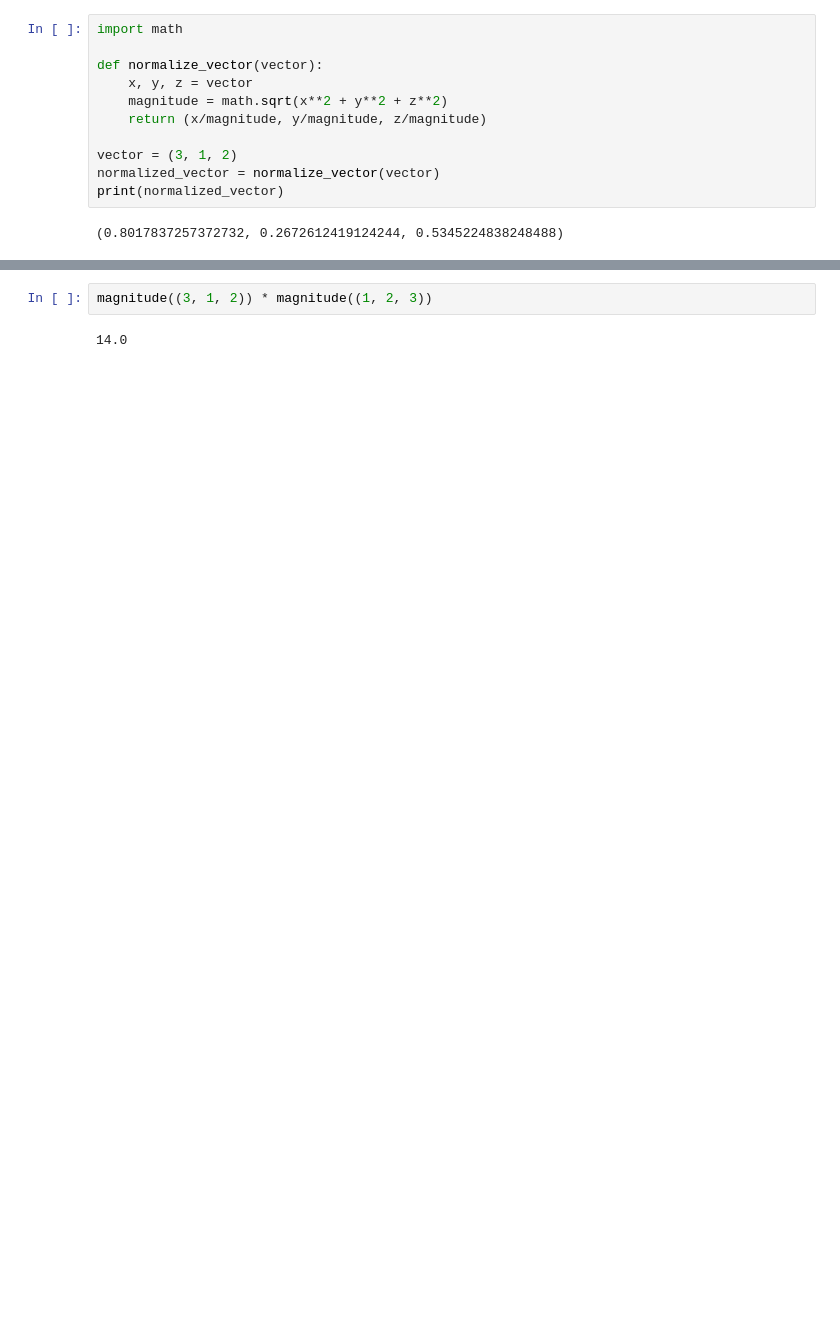
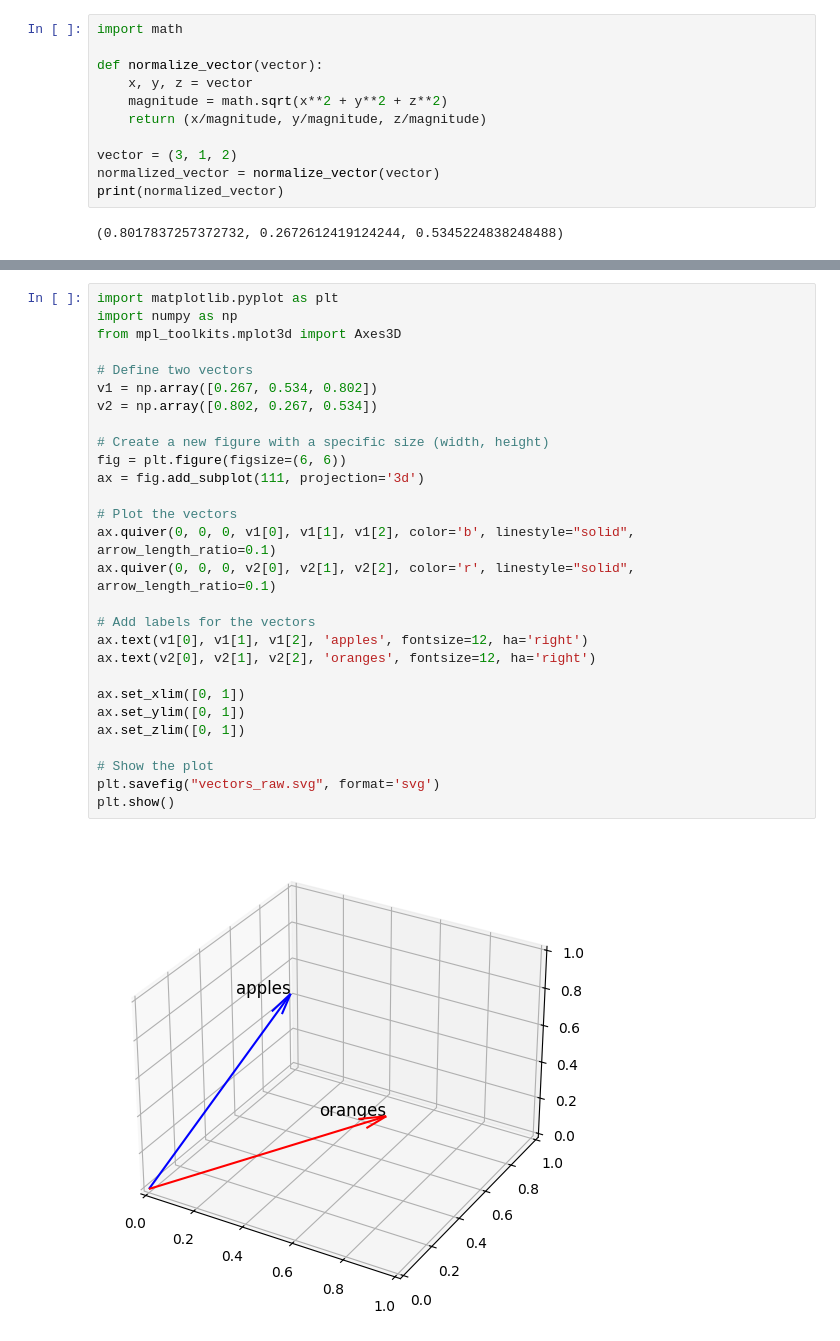
Before and after one commit to pamelafox/my-py-talks, a Jupyter notebook: pgvector-python/vector_graphs.ipynb, the cells around one changed output, grey strips where cells are left out. Drawn from its saved outputs; the diff is of its cells as text; blank space fills up the shorter version.

```diff
--- a/pgvector-python/vector_graphs.ipynb
+++ b/pgvector-python/vector_graphs.ipynb
@@ -277,7 +191,33 @@ def magnitude(vector):
 (1-0.214) * magnitude((1, 2, 3)) * magnitude((3, 1, 2))
 # %% [output]
 11.004
-# %%
-magnitude((3, 1, 2)) * magnitude((1, 2, 3))
-# %% [output]
-14.0
+# %%
+import matplotlib.pyplot as plt
+import numpy as np
+from mpl_toolkits.mplot3d import Axes3D
+
+# Define two vectors
+v1 = np.array([0.267, 0.534, 0.802])
+v2 = np.array([0.802, 0.267, 0.534])
+
+# Create a new figure with a specific size (width, height)
+fig = plt.figure(figsize=(6, 6))
+ax = fig.add_subplot(111, projection='3d')
+
+# Plot the vectors
+ax.quiver(0, 0, 0, v1[0], v1[1], v1[2], color='b', linestyle="solid", arrow_length_ratio=0.1)
+ax.quiver(0, 0, 0, v2[0], v2[1], v2[2], color='r', linestyle="solid", arrow_length_ratio=0.1)
+
+# Add labels for the vectors
+ax.text(v1[0], v1[1], v1[2], 'apples', fontsize=12, ha='right')
+ax.text(v2[0], v2[1], v2[2], 'oranges', fontsize=12, ha='right')
+
+ax.set_xlim([0, 1])
+ax.set_ylim([0, 1])
+ax.set_zlim([0, 1])
+
+# Show the plot
+plt.savefig("vectors_raw.svg", format='svg')
+plt.show()
+# %% [output]
+[figure, added]
```
Also changed, not shown: parts of 11 cells of this notebook, 13 other files.
